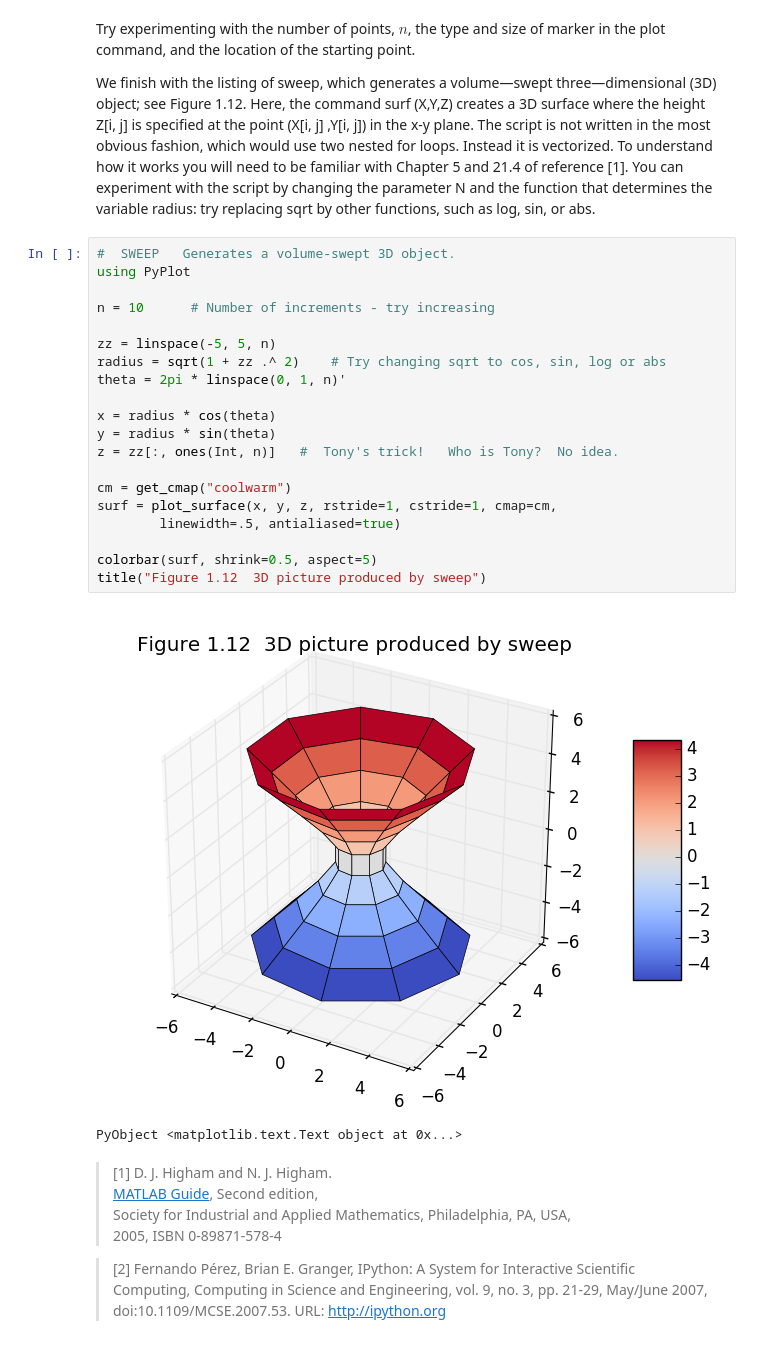
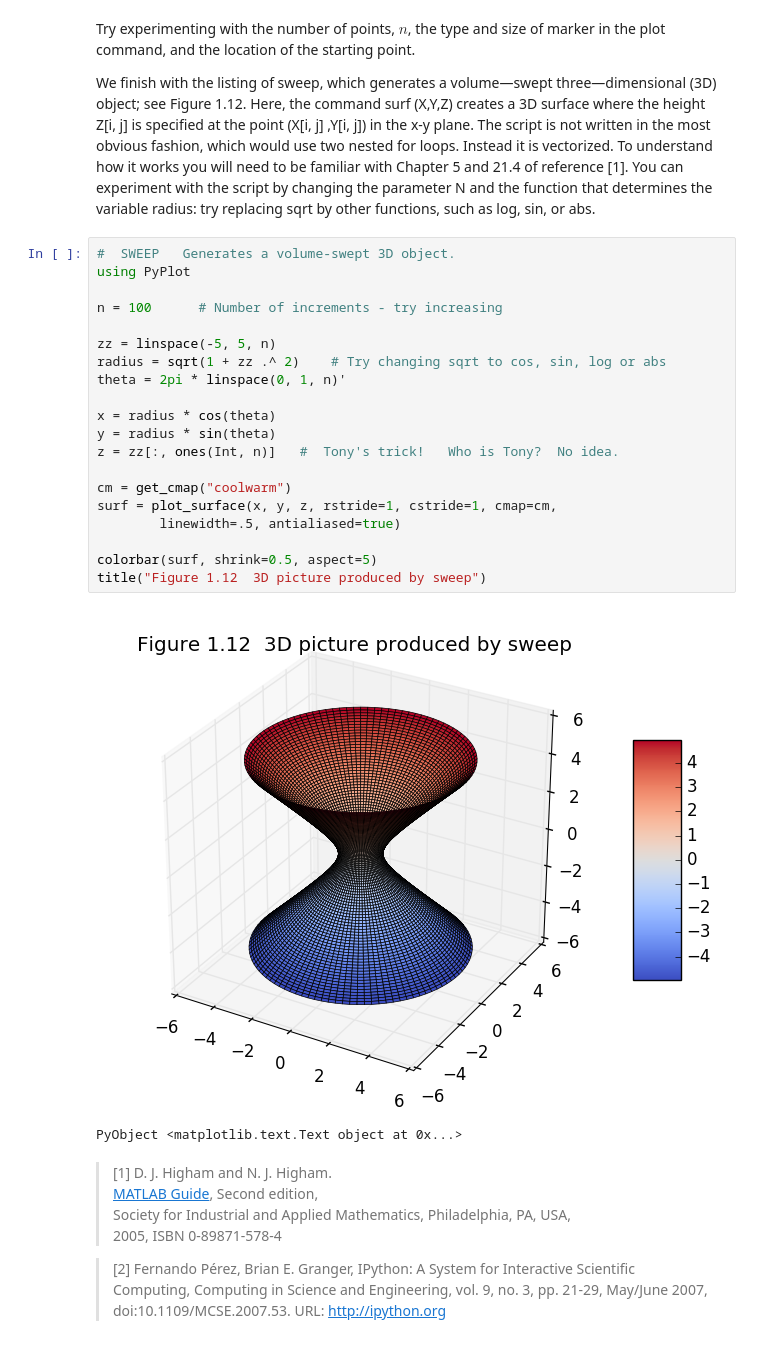
Before and after one commit to macd/dbm_notebooks, a Jupyter notebook: julia_chap1_matlab_guide.ipynb, the cells around one changed output. Saved outputs shown, nothing was run; the diff lists cells and outputs as text.

```diff
--- a/julia_chap1_matlab_guide.ipynb
+++ b/julia_chap1_matlab_guide.ipynb
@@ -643,25 +654,25 @@ We ﬁnish with the listing of sweep, which generates a volume—swept three—d
 # %%
 #  SWEEP   Generates a volume-swept 3D object.
 using PyPlot
 
-n = 10      # Number of increments - try increasing
+n = 100      # Number of increments - try increasing
 
 zz = linspace(-5, 5, n)
 radius = sqrt(1 + zz .^ 2)    # Try changing sqrt to cos, sin, log or abs
 theta = 2pi * linspace(0, 1, n)'
 
 x = radius * cos(theta)
 y = radius * sin(theta)
 z = zz[:, ones(Int, n)]   #  Tony's trick!   Who is Tony?  No idea.
 
 cm = get_cmap("coolwarm")
 surf = plot_surface(x, y, z, rstride=1, cstride=1, cmap=cm,
         linewidth=.5, antialiased=true)
 
 colorbar(surf, shrink=0.5, aspect=5)
 title("Figure 1.12  3D picture produced by sweep")
 # %% [output]
-[figure, old version]
+[figure, new version]
 PyObject <matplotlib.text.Text object at 0x...>
 # %% [markdown]
 >[1] D. J. Higham and N. J. Higham.
```
Also changed, not shown: parts of 2 cells of this notebook, 1 other file.
